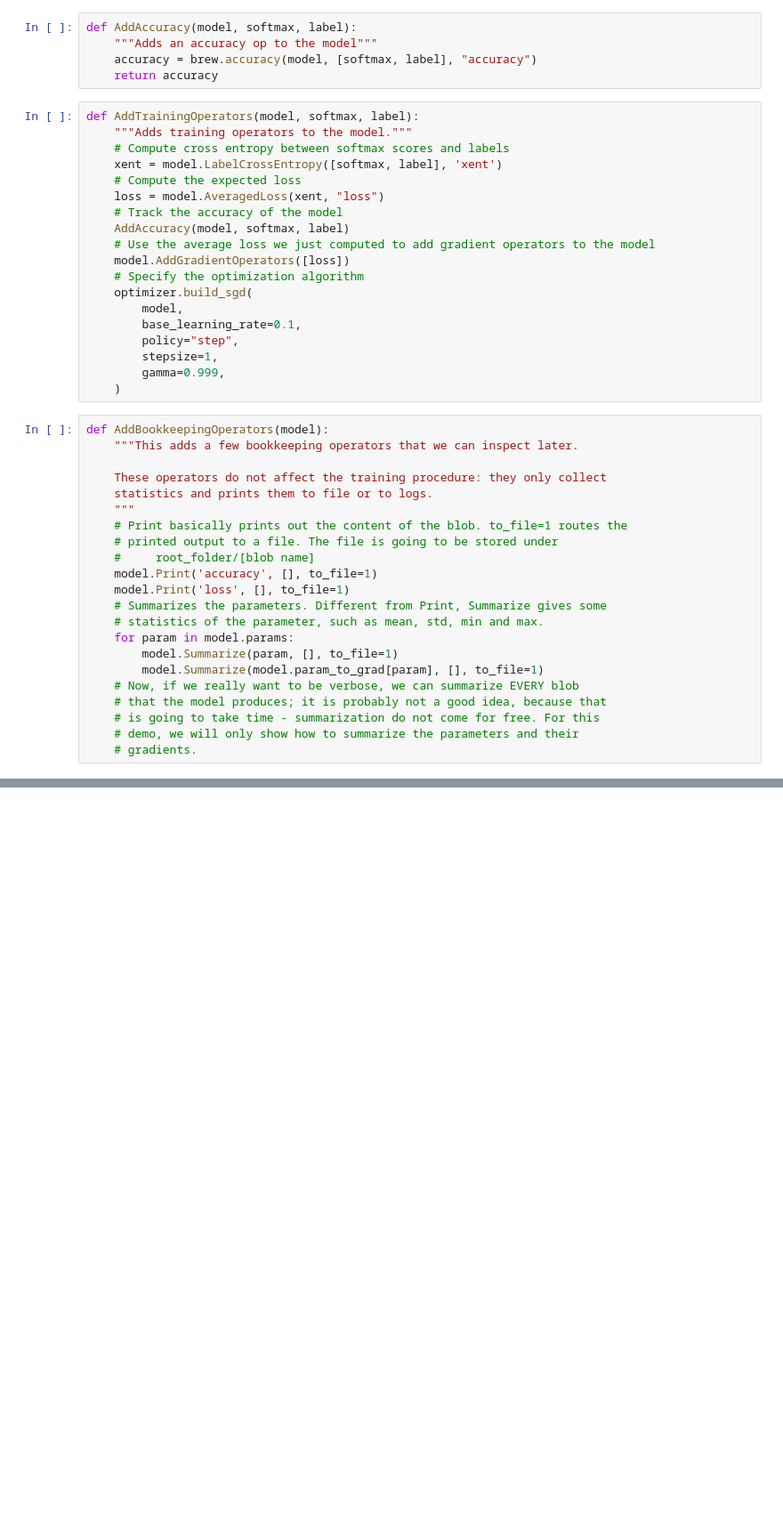
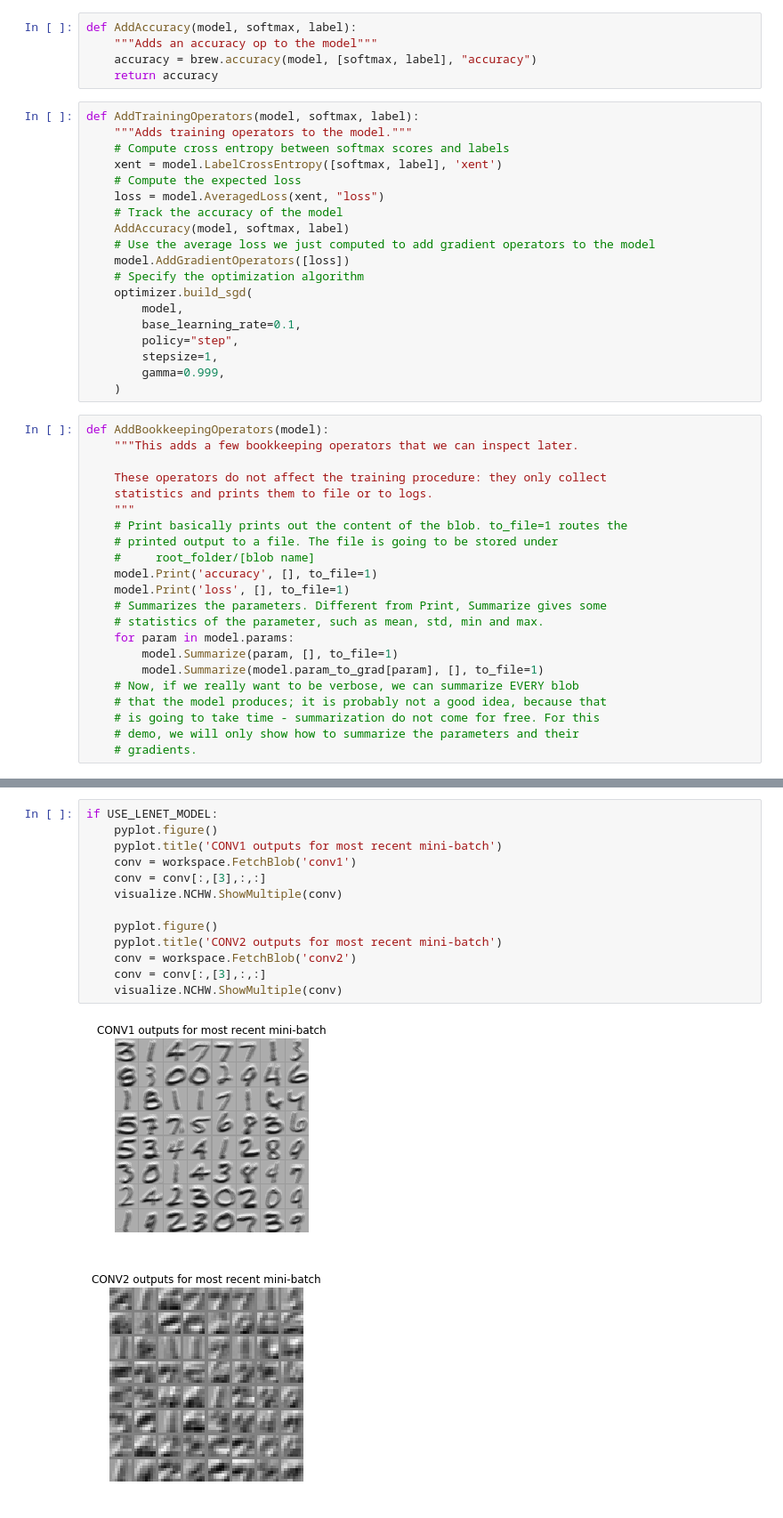
Before and after one commit to Agnostic12/caffe2_learning, a Jupyter notebook: 1-MNIST example.ipynb, the cells around one changed output, grey strips where cells are left out. Shown at 89% size. Saved outputs shown, nothing was run; the diff lists cells and outputs as text; blank space fills up the shorter version.

```diff
--- a/1-MNIST example.ipynb
+++ b/1-MNIST example.ipynb
@@ -339,0 +280,16 @@ output: "dbreader_.\\caffe2_notebooks\\tutorial_data\\mnist\\mnist-train-nchw-lm
+# %%
+if USE_LENET_MODEL:
+    pyplot.figure()
+    pyplot.title('CONV1 outputs for most recent mini-batch')
+    conv = workspace.FetchBlob('conv1')
+    conv = conv[:,[3],:,:]
+    visualize.NCHW.ShowMultiple(conv)
+
+    pyplot.figure()
+    pyplot.title('CONV2 outputs for most recent mini-batch')
+    conv = workspace.FetchBlob('conv2')
+    conv = conv[:,[3],:,:]
+    visualize.NCHW.ShowMultiple(conv)
+# %% [output]
+[figure, added]
+[figure, added]
```
Also changed, not shown: parts of 18 cells of this notebook, 25 other files.
